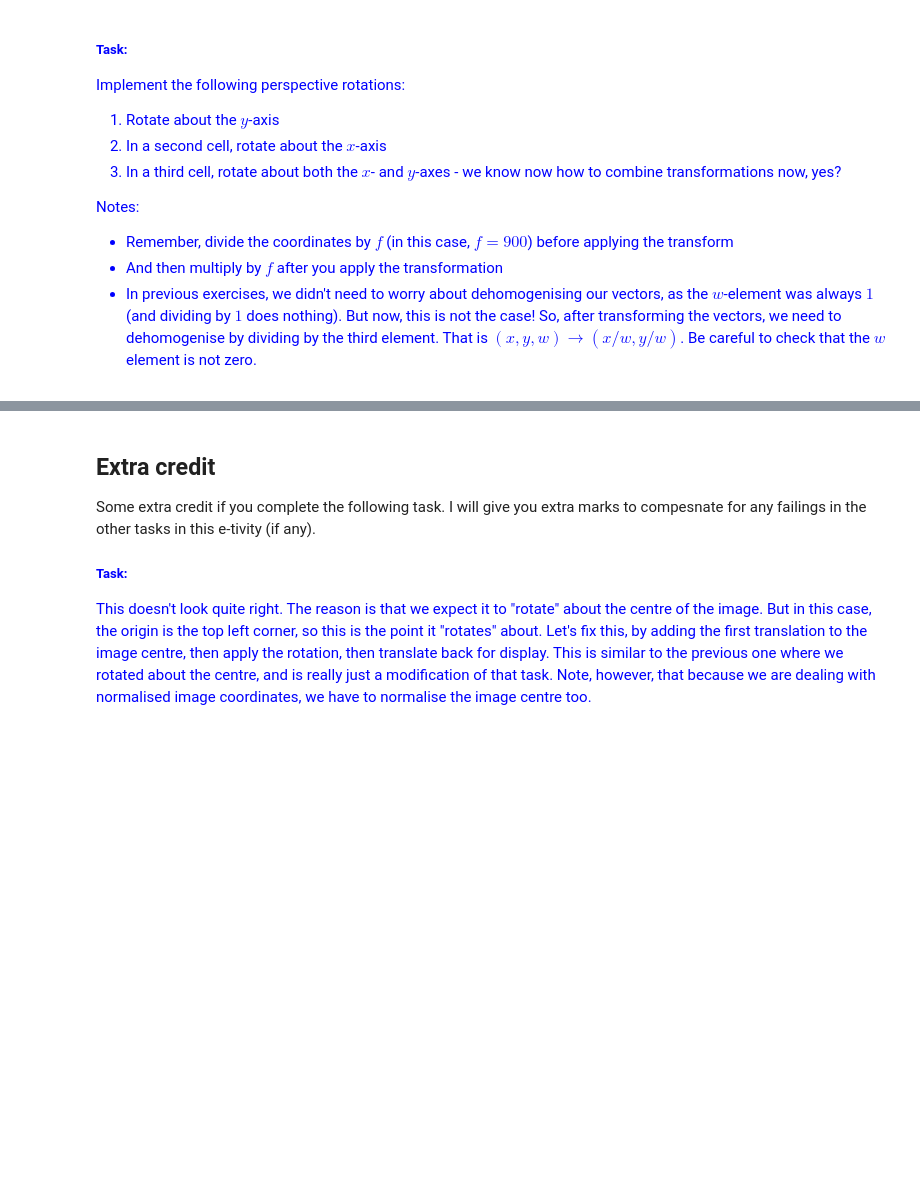
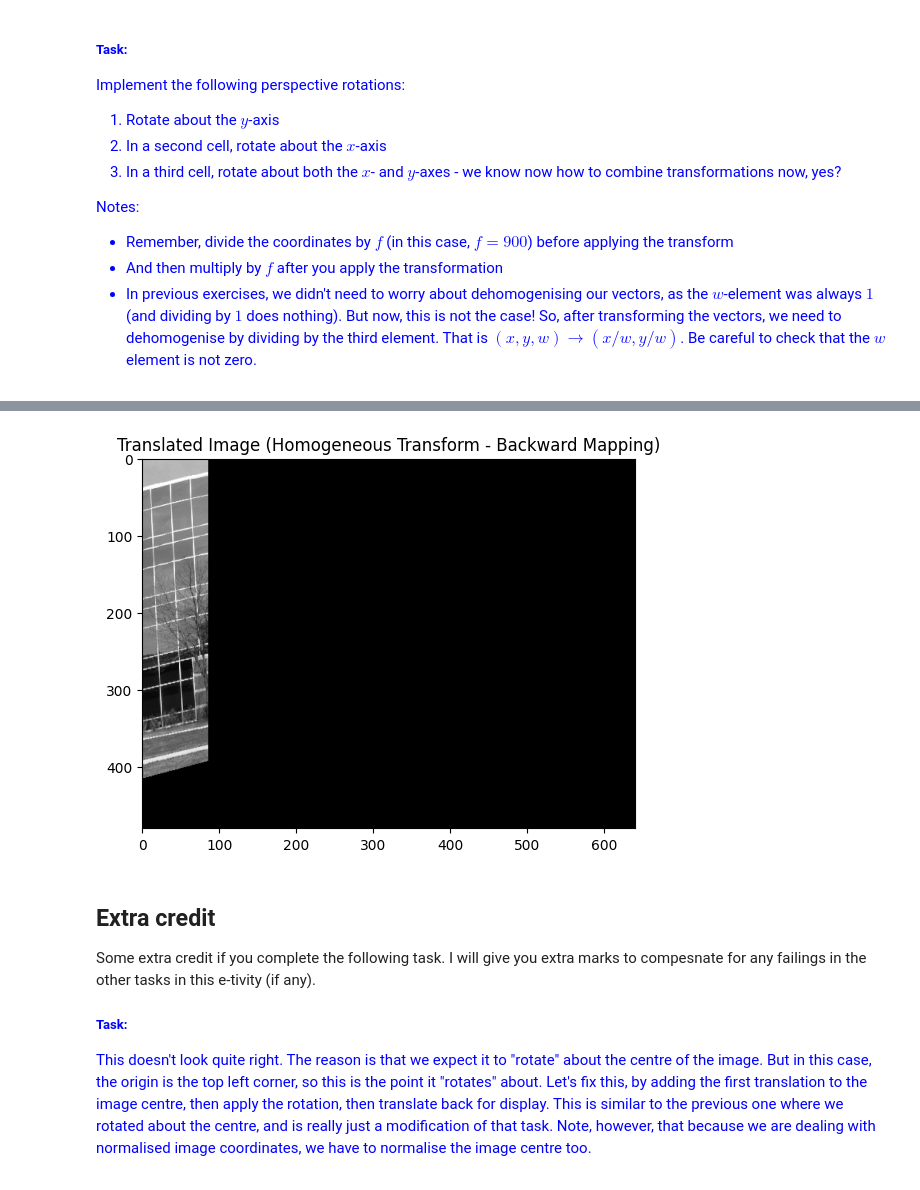
Before and after one commit to JamesBishop1973-coder/JamesB_CE5002_geom_vis, a Jupyter notebook: ETV1/Assignment1b_ProjectiveTransforms_9117504_JB.ipynb, the cells around one changed output, grey strips where cells are left out. Drawn from its saved outputs; the diff is of its cells as text; code cells hidden in the pictures; blank space fills up the shorter version.

Commit message:
Added code for rotation about y-axis

```diff
--- a/ETV1/Assignment1b_ProjectiveTransforms_9117504_JB.ipynb
+++ b/ETV1/Assignment1b_ProjectiveTransforms_9117504_JB.ipynb
@@ -604,3 +604,88 @@ Notes:
 # %%
 ##################
 # Your code here
+
+#Rotate image about the y-axis
+
+# Create a new empty image of the size of the original
+img_out = np.zeros(img.shape)
+
+#Focal length (f)
+f=900
+
+#Angle of rotation
+angle_in_degrees = 30
+
+# Calculate angle in radians
+theta = np.radians(angle_in_degrees) # Convert degrees to radians if needed
+
+# Create the Rotation Matrix ( rotate about y-axis)
+R_y= np.array([
+    [np.cos(theta), 0, -np.sin(theta)],
+    [0, 1, 0],
+    [np.sin(theta),  0, np.cos(theta)],
+])
+
+#Calculate the inverse of the rotation matrix
+R_y_inv = np.linalg.inv(R_y)
+
+# Create the translation factors and vector
+#tx=5
+#ty=10
+#T_v = np.array([tx,ty])
+
+# Create the homogeneous translation matrix (T_h)
+#T_h = np.array([
+#    [1, 0, tx],
+#    [0, 1, ty],
+#    [0, 0, 1]])
+
+# Calculate the inverse of the homogeneous translation matrix
+#T_h_inv = np.linalg.inv(T_h)
+
+# Calculate the dimensions for the output space based on the translation factors
+#img_hgt = img.shape[0] + tx
+#img_wdt = img.shape[1] + ty
+
+# Create a new empty image with the calculated dimensions for the output space
+#img_out = np.zeros((img_hgt, img_wdt))
+
+bound_err_cnt = 0
+
+for y_out in range(img_out.shape[0]):
+    for x_out in range(img_out.shape[1]):
+
+        # Convert the output pixel to canonical homogenous form and divide by f
+        pt_out = np.array([x_out/f, y_out/f, 1])
+
+        # Apply the inverse rotation transform to get the original coordinate, '_fl' denotes 'float'
+        pt_orig_fl = R_y_inv @ pt_out
+
+        # Multiply by f after applying the transformation
+        pt_orig_fl = pt_orig_fl * f
+
+        # Apply de-homogenization
+        if pt_orig_fl[2] != 0:
+            pt_orig_fl = pt_orig_fl / pt_orig_fl[2]
+
+        x_orig_fl = pt_orig_fl[0] * f
+        y_orig_fl = pt_orig_fl[1] * f
+
+
+        # Perform rounding to nearest integer,
+        # this also performs nearest neighbours interpolation
+        x_orig = int(np.rint(x_orig_fl))
+        y_orig = int(np.rint(y_orig_fl))
+
+         # check that the original co-ordinates are within the input image bounds
+        if 0 <= y_orig < img.shape[0] and 0 <= x_orig < img.shape[1]:
+            # Copy the pixel value from the input space to the output space
+            img_out[y_out, x_out] = img[y_orig, x_orig]
+        else:
+            bound_err_cnt += 1
+print(f"There were {bound_err_cnt} attempts to read outside the original image boundary (Homogeneous Transform)")
+print(pt_orig_fl)
+plt.imshow(img_out, cmap='gray') # Corrected from img_out_h
+plt.title('Translated Image (Homogeneous Transform - Backward Mapping)')
+plt.show()
+# %% [output]
@@ -607,3 +694,4 @@ Notes:
+[figure, added]
 # %%
 ##################
 # Your code here
```
Also changed, not shown: parts of 2 cells of this notebook.
